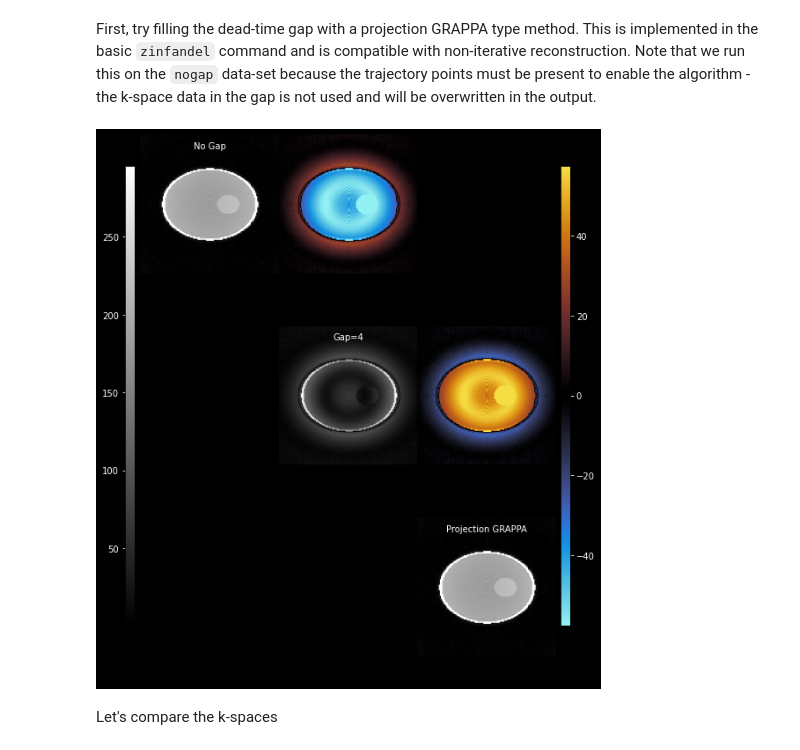
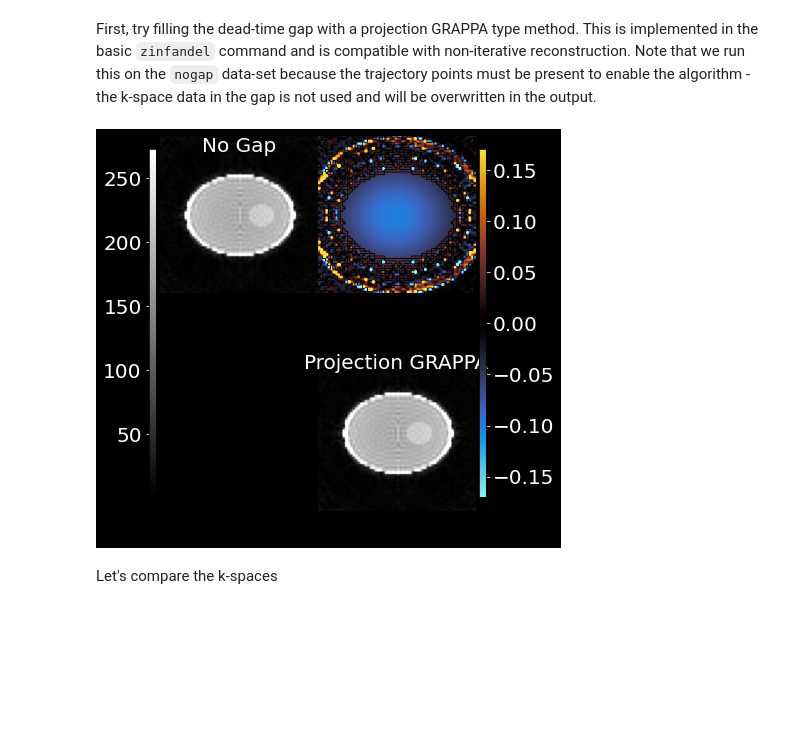
Before and after one commit to spinicist/old-riesling-examples, a Jupyter notebook: zinfandel.ipynb, the cells around one changed output. Saved outputs shown, nothing was run; the diff lists cells and outputs as text; code cells hidden in the pictures; blank space fills up the shorter version.

```diff
--- a/zinfandel.ipynb
+++ b/zinfandel.ipynb
@@ -7,8 +7,8 @@
 import riesling
 !rm -f zin*.h5
 # %%
-phantom_settings='--shepp_logan --channels=8'
-gap=4
+phantom_settings='--shepp_logan --channels=8 --matrix=64'
+gap=3
 nogap='zin-nogap'
 blank=f'zin-blank{gap}'
 trim=f'zin-trim{gap}'
@@ -37,11 +38,11 @@ riesling.images.diffN([f'{nogap}-recon.h5', f'{blank}-recon.h5'], titles=['No Ga
 # %% [markdown]
 First, try filling the dead-time gap with a projection GRAPPA type method. This is implemented in the basic `zinfandel` command and is compatible with non-iterative reconstruction. Note that we run this on the `nogap` data-set because the trajectory points must be present to enable the algorithm - the k-space data in the gap is not used and will be overwritten in the output.
 # %%
-!riesling zinfandel {blank}.h5 --gap=4 -o zin-grappa
+!riesling zinfandel {blank}.h5 --gap={gap} -o zin-grappa
 !riesling recon zin-grappa-zinfandel.h5 {recon_settings}
-riesling.images.diffN([f'{nogap}-recon.h5', f'{blank}-recon.h5', 'zin-grappa-zinfandel-recon.h5'], titles=['No Gap', f'Gap={gap}', 'Projection GRAPPA'])
+riesling.images.diffN([f'{nogap}-recon.h5', 'zin-grappa-zinfandel-recon.h5'], titles=['No Gap', 'Projection GRAPPA'])
 # %% [output]
-[figure, old version]
+[figure, new version]
 # %% [markdown]
 Let's compare the k-spaces
 # %%
```
Also changed, not shown: parts of 7 cells of this notebook, 3 other files.
